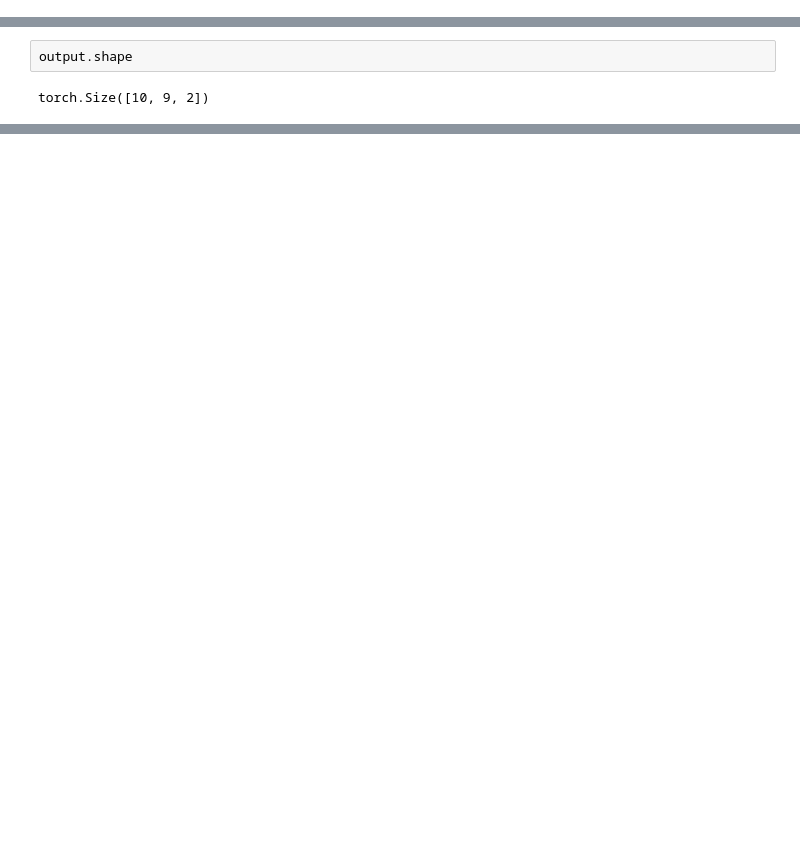
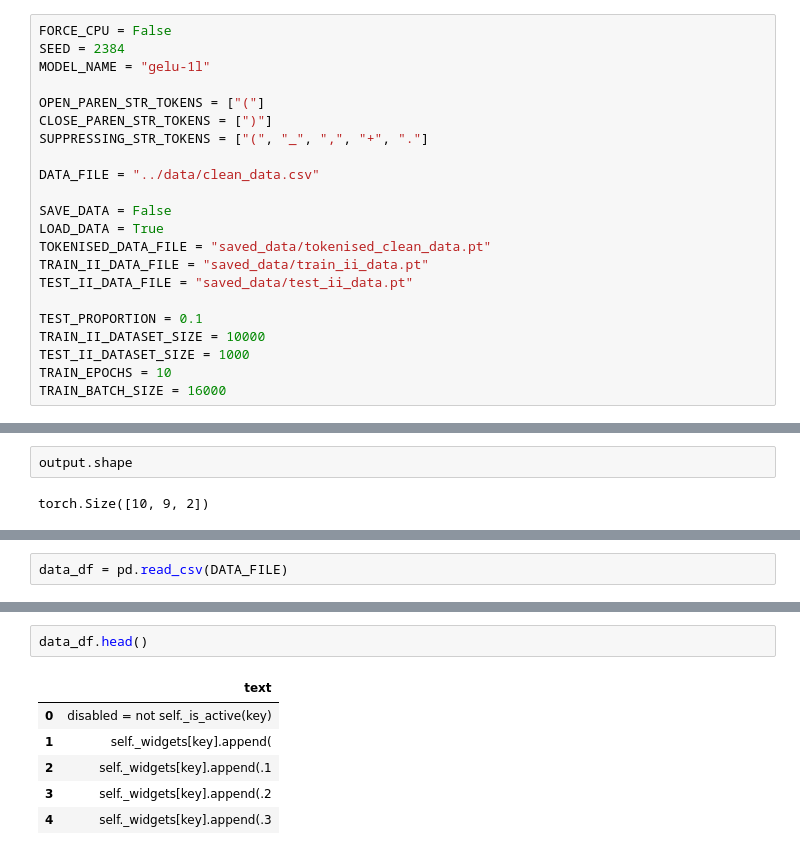
Before and after one commit to adamimos/causal-networks, a Jupyter notebook: playground/paren-balancing.ipynb, the cells around one changed output, grey strips where cells are left out. Saved outputs shown, nothing was run; the diff lists cells and outputs as text; blank space fills up the shorter version.

Commit message:
Started training paren balancing

```diff
--- a/playground/paren-balancing.ipynb
+++ b/playground/paren-balancing.ipynb
@@ -17,3 +9,25 @@ SUPPRESSING_STR_TOKENS = ["(", "_", ",", "+", "."]
+# %%
+FORCE_CPU = False
+SEED = 2384
+MODEL_NAME = "gelu-1l"
+
+OPEN_PAREN_STR_TOKENS = ["("]
+CLOSE_PAREN_STR_TOKENS = [")"]
+SUPPRESSING_STR_TOKENS = ["(", "_", ",", "+", "."]
+
+DATA_FILE = "../data/clean_data.csv"
+
+SAVE_DATA = False
+LOAD_DATA = True
+TOKENISED_DATA_FILE = "saved_data/tokenised_clean_data.pt"
+TRAIN_II_DATA_FILE = "saved_data/train_ii_data.pt"
+TEST_II_DATA_FILE = "saved_data/test_ii_data.pt"
+
+TEST_PROPORTION = 0.1
+TRAIN_II_DATASET_SIZE = 10000
+TEST_II_DATASET_SIZE = 1000
+TRAIN_EPOCHS = 10
+TRAIN_BATCH_SIZE = 16000
 # %%
 import random
 from dataclasses import dataclass
@@ -330,0 +334,2 @@ tensor([[0, 0, 1, 0, 1, 0, 1, 0, 0],
+# %%
+data_df = pd.read_csv(DATA_FILE)
@@ -330,0 +344,9 @@ tensor([[0, 0, 1, 0, 1, 0, 1, 0, 0],
+# %%
+data_df.head()
+# %% [output]
+|  | text |
+| 0 | disabled = not self._is_active(key) |
+| 1 | self._widgets[key].append( |
+| 2 | self._widgets[key].append(.1 |
+| 3 | self._widgets[key].append(.2 |
+| 4 | self._widgets[key].append(.3 |
```
Also changed, not shown: parts of 16 cells of this notebook, 2 other files.
